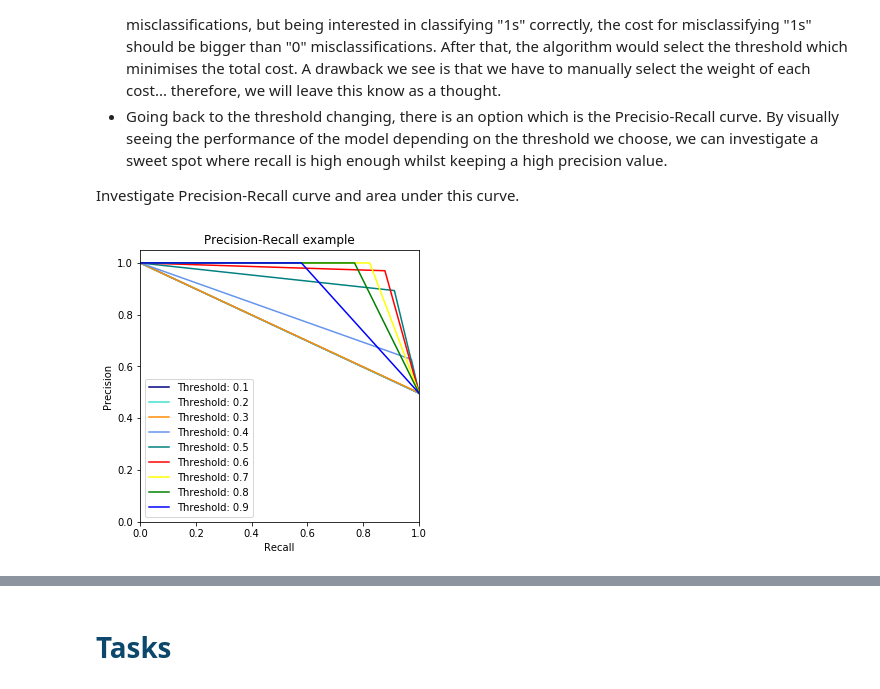
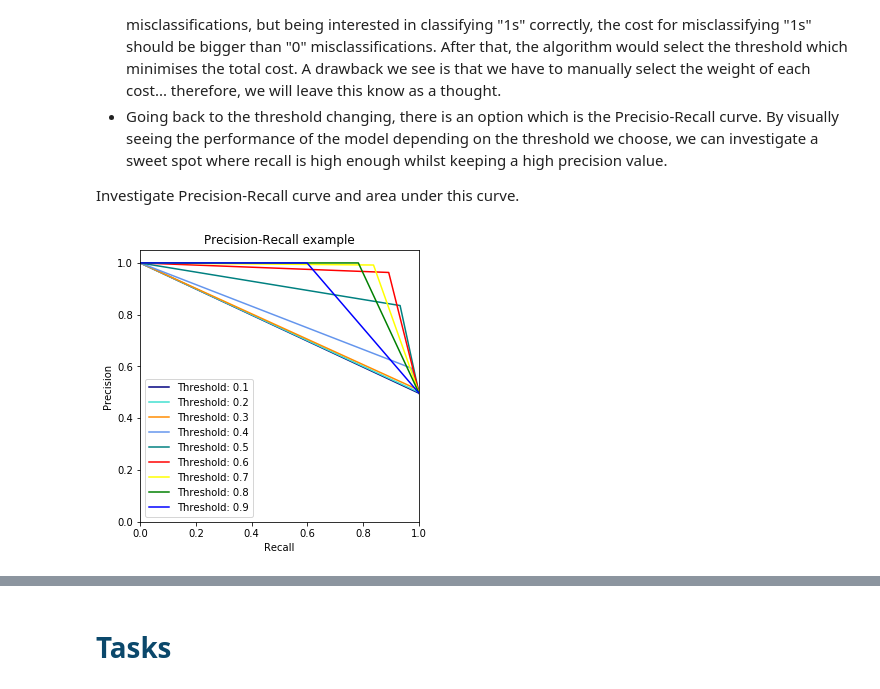
Before and after one commit to gaoshangdeakin/SIT384-Jupyter, a Jupyter notebook: SIT384P10A-Case study.ipynb, the cells around one changed output, grey strips where cells are left out. Cells and saved outputs as stored; diff of their text form; code cells hidden in the pictures.

```diff
--- a/SIT384P10A-Case study.ipynb
+++ b/SIT384P10A-Case study.ipynb
@@ -314,9 +313,9 @@ def plot_confusion_matrix(cm, classes,
 
 We have been talking about using the recall metric as our proxy of how effective our predictive model is. Even though recall is still the recall we want to calculate, just bear mind in mind that the undersampled data hasn't got a skewness towards a certain class, which doesn't make recall metric as critical.
 # %%
-# Use this C_parameter to build the final model with the whole training dataset and predict the classes in the test
-# dataset
-lr = LogisticRegression(solver='liblinear', C = best_c, penalty = 'l1')
+# Use this best C_parameter to build the final model with the undersample training dataset and
+#predict the classes in the undersample test dataset
+lr = LogisticRegression(solver='liblinear', C = best_c_undersample, penalty = 'l1')
 lr.fit(X_train_undersample,y_train_undersample.values.ravel())
 y_pred_undersample = lr.predict(X_test_undersample.values)
 
@@ -341,10 +340,10 @@ So, the model is offering an 91% recall accuracy on the generalised unseen data
 
 Being happy with this result, let's apply the model we fitted and test it on the whole data.
 # %%
-# Use this C_parameter to build the final model with the whole training dataset and predict the classes in the test
-# dataset
-lr = LogisticRegression(solver='liblinear', C = best_c, penalty = 'l1')
-lr.fit(X_train_undersample,y_train_undersample.values.ravel())
+# Use this C_parameter to build the final model with the whole training dataset and
+#predict the classes in the whole test dataset
+lr = LogisticRegression(solver='liblinear', C = best_c_undersample, penalty = 'l1')
+lr.fit(X_train,y_train.values.ravel())
 y_pred = lr.predict(X_test.values)
 
 # Compute confusion matrix
@@ -413,14 +412,14 @@ Grid scores on development set:
 0.620 (+/-0.122) for {'C': 10}
 0.620 (+/-0.122) for {'C': 100}
 # %%
-# Use this C_parameter to build the final model with the whole training dataset and predict the classes in the test
-# dataset
+# Use this C_parameter to build the final model with the whole training dataset and
+#predict the classes in the test dataset
 lr = LogisticRegression(solver='liblinear', C = best_c, penalty = 'l1')
 lr.fit(X_train,y_train.values.ravel())
-y_pred_undersample = lr.predict(X_test.values)
+y_pred = lr.predict(X_test.values)
 
 # Compute confusion matrix
-cnf_matrix = confusion_matrix(y_test,y_pred_undersample)
+cnf_matrix = confusion_matrix(y_test,y_pred)
 np.set_printoptions(precision=2)
 
 print("Recall metric in the testing dataset: ", cnf_matrix[1,1]/(cnf_matrix[1,0]+cnf_matrix[1,1]))
@@ -448,5 +447,5 @@ Let's check this using the undersampled data (best C_param = 0.01)
 # %%
-lr = LogisticRegression(solver='liblinear', C = 0.01, penalty = 'l1')
+lr = LogisticRegression(solver='liblinear', C = best_c_undersample, penalty = 'l1')
 lr.fit(X_train_undersample,y_train_undersample.values.ravel())
 y_pred_undersample_proba = lr.predict_proba(X_test_undersample.values)
 
@@ -465,7 +464,7 @@ for i in thresholds:
     cnf_matrix = confusion_matrix(y_test_undersample,y_test_predictions_high_recall)
     np.set_printoptions(precision=2)
 
-    print ("Recall metric in the testing dataset for threshold {}: {}".format(i, cnf_matrix[1,1]/(cnf_matrix[1,0]+cnf_matrix[1,1])))
+    print ("Recall metric in the undersample testing dataset for threshold {}: {}".format(i, cnf_matrix[1,1]/(cnf_matrix[1,0]+cnf_matrix[1,1])))
 
     # Plot non-normalized confusion matrix
     class_names = [0,1]
@@ -497,29 +496,29 @@ Investigate Precision-Recall curve and area under this curve.
 # %%
 from itertools import cycle
 
-lr = LogisticRegression(solver='liblinear', C = 0.01, penalty = 'l1')
+lr = LogisticRegression(solver='liblinear', C = best_c_undersample, penalty = 'l1')
 lr.fit(X_train_undersample,y_train_undersample.values.ravel())
 y_pred_undersample_proba = lr.predict_proba(X_test_undersample.values)
 
 thresholds = [0.1,0.2,0.3,0.4,0.5,0.6,0.7,0.8,0.9]
 colors = cycle(['navy', 'turquoise', 'darkorange', 'cornflowerblue', 'teal', 'red', 'yellow', 'green', 'blue','black'])
 
 plt.figure(figsize=(5,5))
 
 j = 1
 for i,color in zip(thresholds,colors):
     y_test_predictions_prob = y_pred_undersample_proba[:,1] > i
 
     precision, recall, thresholds = precision_recall_curve(y_test_undersample,y_test_predictions_prob)
 
     # Plot Precision-Recall curve
     plt.plot(recall, precision, color=color,
                  label='Threshold: %s'%i)
     plt.xlabel('Recall')
     plt.ylabel('Precision')
     plt.ylim([0.0, 1.05])
     plt.xlim([0.0, 1.0])
     plt.title('Precision-Recall example')
     plt.legend(loc="lower left")
 # %% [output]
-[figure, old version]
+[figure, new version]
```
Also changed, not shown: parts of 19 cells of this notebook.
